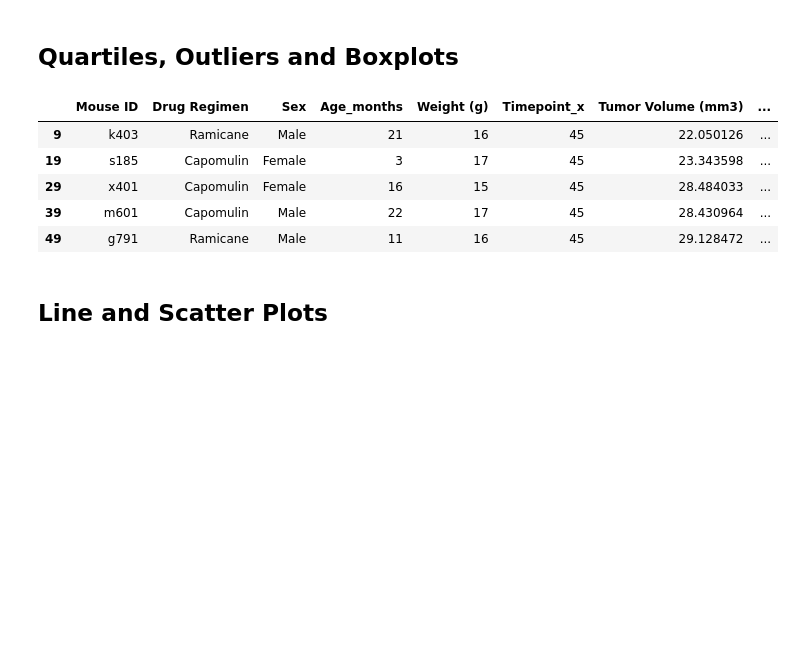
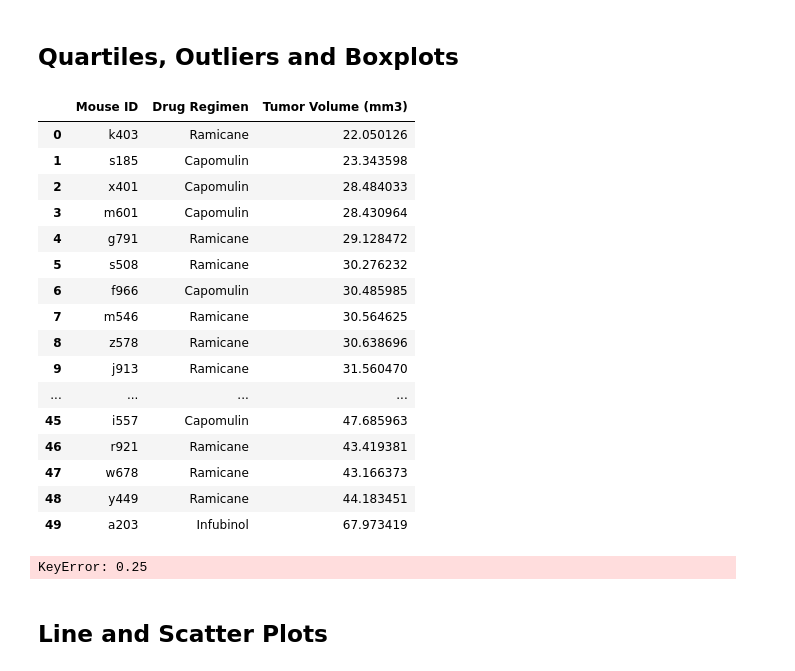
Before and after one commit to JohnShuford/Matplotlib-Challenge, a Jupyter notebook: Pymaceuticals/pymaceuticals.ipynb, the cells around one changed output. Drawn from its saved outputs; the diff is of its cells as text; code cells hidden in the pictures; blank space fills up the shorter version.

Commit message:
working on the quartile ranges for the individual treatments

```diff
--- a/Pymaceuticals/pymaceuticals.ipynb
+++ b/Pymaceuticals/pymaceuticals.ipynb
@@ -210,35 +210,77 @@ plt.show()
 # %%
 # Calculate the final tumor volume of each mouse across four of the treatment regimens:
 # Capomulin, Ramicane, Infubinol, and Ceftamin
 four_treatment_df = clean_df[(clean_df['Drug Regimen'] == 'Capomulin') | (clean_df['Drug Regimen'] == 'Ramicane') |
                             (clean_df['Drug Regimen'] == 'Infubinol') | (clean_df['Drug Regimen'] == 'Ceftamin')]
 
 # Start by getting the last (greatest) timepoint for each mouse
 greatest_time_point = four_treatment_df.groupby('Mouse ID').max()['Timepoint']
 
 # Merge this group df with the original dataframe to get the tumor volume at the last timepoint
-final_tumor_volume = pd.merge(four_treatment_df, greatest_time_point, how = 'inner', on = 'Mouse ID')
+tumor_volume = pd.merge(four_treatment_df, greatest_time_point, how = 'inner', on = 'Mouse ID')
 #final_tumor_volume.head(60)
 
 #remove all but the final timepoint
-tumors = final_tumor_volume[final_tumor_volume['Timepoint_x'] == final_tumor_volume['Timepoint_y']]
-tumors.head()
+final_tumor_volume = tumor_volume[tumor_volume['Timepoint_x'] == tumor_volume['Timepoint_y']]
+#final_tumor_volume_filtered = final_tumor_volume[['Mouse ID', 'Drug Regimen', 'Timepoint_y', 'Tumor Volume (mm3)']]
+#final_tumor_volume_sorted
+final_tumor_volume = final_tumor_volume.reset_index(drop = True)
+final_tumor_volume = final_tumor_volume[['Mouse ID', 'Drug Regimen', 'Tumor Volume (mm3)']]
+final_tumor_volume.head(50)
 # %% [output]
-|  | Mouse ID | Drug Regimen | Sex | Age_months | Weight (g) | Timepoint_x | Tumor Volume (mm3) | ... |
-| 9 | k403 | Ramicane | Male | 21 | 16 | 45 | 22.050126 | ... |
-| 19 | s185 | Capomulin | Female | 3 | 17 | 45 | 23.343598 | ... |
-| 29 | x401 | Capomulin | Female | 16 | 15 | 45 | 28.484033 | ... |
-| 39 | m601 | Capomulin | Male | 22 | 17 | 45 | 28.430964 | ... |
-| 49 | g791 | Ramicane | Male | 11 | 16 | 45 | 29.128472 | ... |
+|  | Mouse ID | Drug Regimen | Tumor Volume (mm3) |
+| 0 | k403 | Ramicane | 22.050126 |
+| 1 | s185 | Capomulin | 23.343598 |
+| 2 | x401 | Capomulin | 28.484033 |
+| 3 | m601 | Capomulin | 28.430964 |
+| 4 | g791 | Ramicane | 29.128472 |
+| 5 | s508 | Ramicane | 30.276232 |
+| 6 | f966 | Capomulin | 30.485985 |
+| 7 | m546 | Ramicane | 30.564625 |
+| 8 | z578 | Ramicane | 30.638696 |
+| 9 | j913 | Ramicane | 31.560470 |
+| ... | ... | ... | ... |
+| 45 | i557 | Capomulin | 47.685963 |
+| 46 | r921 | Ramicane | 43.419381 |
+| 47 | w678 | Ramicane | 43.166373 |
+| 48 | y449 | Ramicane | 44.183451 |
+| 49 | a203 | Infubinol | 67.973419 |
 # %%
 # Put treatments into a list for for loop (and later for plot labels)
+treatments = final_tumor_volume['Drug Regimen'].unique()
+treatments
 
+# Create empty lists to fill with tumor vol data (for plotting)
+capomulin_df = final_tumor_volume[final_tumor_volume['Drug Regimen'] == 'Capomulin']
+capomulin_tumor = [x for x in capomulin_df['Tumor Volume (mm3)']]
+quartiles = capomulin_df.quantile([.25,.5,.75])
+lowerq = quartiles[0.25]
+print(lowerq)
+#upperq = quartiles[0.75]
+#iqr = upperq-lowerq
+#cap_outliers = [x for x in capomulin_tumor if x > cap_upperq & x < cap_lowerq]
 
-# Create empty list to fill with tumor vol data (for plotting)
+#print(cap_outliers)
+
+ramicane_df = final_tumor_volume[final_tumor_volume['Drug Regimen'] == 'Ramicane']
+ramicane_tumor = [x for x in ramicane_df['Tumor Volume (mm3)']]
+
+infubinol_df = final_tumor_volume[final_tumor_volume['Drug Regimen'] == 'Infubinol']
+infubinol_tumor = [x for x in infubinol_df['Tumor Volume (mm3)']]
+
+ceftamin_df = final_tumor_volume[final_tumor_volume['Drug Regimen'] == 'Ceftamin']
+ceftamin_tumor = [x for x in ceftamin_df['Tumor Volume (mm3)']]
+
+#for x in final_tumor_volume['Tumor Volume (mm3)']:
+   # if final_tumor_volume.index(50):
+       # capomulin_tumor.append(final_tumor_volume['Tumor Volume (mm3)'])
 
 
 # Calculate the IQR and quantitatively determine if there are any potential outliers.
-
+#quartiles = temperatures.quantile([.25,.5,.75])
+#lowerq = quartiles[0.25]
+#upperq = quartiles[0.75]
+#iqr = upperq-lowerq
 
     # Locate the rows which contain mice on each drug and get the tumor volumes
 
@@ -247,6 +289,8 @@ tumors.head()
 
 
     # Determine outliers using upper and lower bounds
+# %% [output]
+KeyError: 0.25
 # %%
 # Generate a box plot of the final tumor volume of each mouse across four regimens of interest
 # %% [markdown]
```
Also changed, not shown: parts of 2 cells of this notebook.
